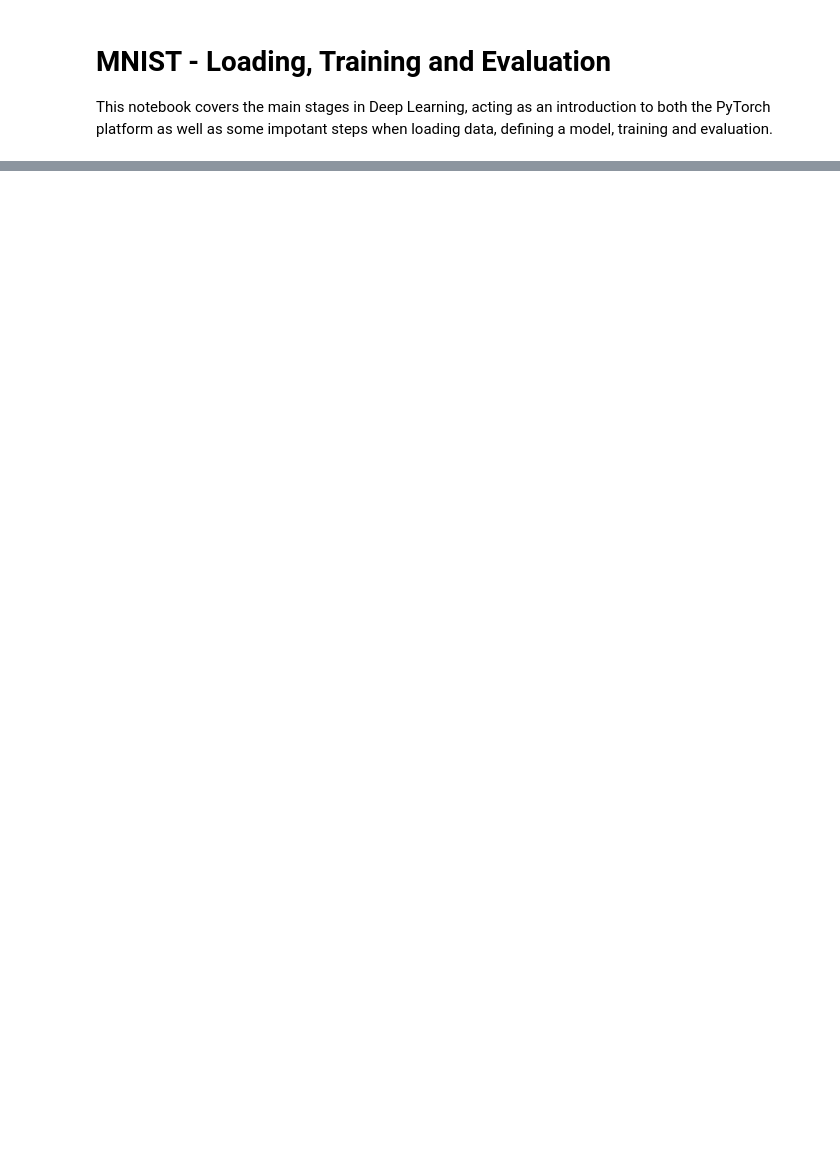
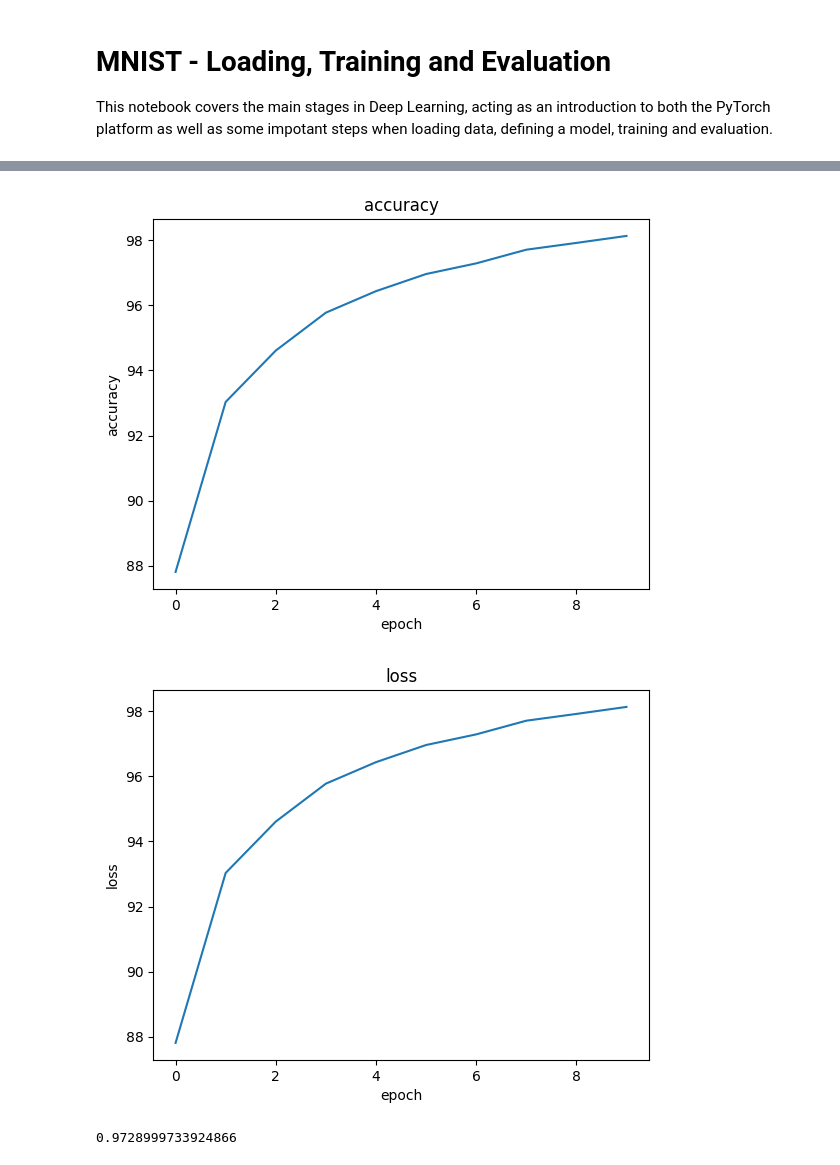
Before and after one commit to LykiFyar/stuff, a Jupyter notebook: Yr4/Sem2/CG/VCPI/VC/Aulas/Aula2/MNIST I - basic FC tutorial-empty.ipynb, the cells around one changed output, grey strips where cells are left out. Cells and saved outputs as stored; diff of their text form; code cells hidden in the pictures; blank space fills up the shorter version.

Commit message:
Finished Aula2 VCPI/VC

```diff
--- a/Yr4/Sem2/CG/VCPI/VC/Aulas/Aula2/MNIST I - basic FC tutorial-empty.ipynb
+++ b/Yr4/Sem2/CG/VCPI/VC/Aulas/Aula2/MNIST I - basic FC tutorial-empty.ipynb
@@ -23,5 +27,5 @@ print(device)
 # %%
-transform = transforms.Compose([transforms.ToTensor(), transforms.horizontal_flip()])
+transform = transforms.Compose([transforms.ToTensor()])
 
 train_set = torchvision.datasets.MNIST(root='./data', train=True, download=True, transform=transform)
 test_set = torchvision.datasets.MNIST(root='./data', train=False, download=True, transform=transform)
@@ -76,0 +147,41 @@ predictions = torch.nn.functional.softmax(logits, dim=1)
+# %%
+def train(model, data_loader, epochs):
+    model.train()
+
+    history = {}
+    history['accuracy'] = []
+    history['loss'] = []
+
+    for epoch in range(epochs):
+
+        start_time = time.time()
+        correct = 0
+        running_loss = 0
+        for i, (images, targets) in enumerate(data_loader,0):
+            # fazer sempre estes dois passos
+            images = images.to(device)
+            targets = targets.to(device)
+
+            output = model(images)
+
+            # array com 128 elementos, cada elemento com 10 valores: um para cada classe
+            # queremos saber a classe com valor máximo
+            _, preds = torch.max(output, dim=1)
+
+            loss = loss_fn(output, targets)
+            optimizer.zero_grad() # inicializar os gradientes a zero
+            loss.backward()
+
+            optimizer.step() #atualizar os gradientes
+
+            running_loss += loss
+            correct += (preds == targets).sum()
+
+        accuracy = 100*correct / len(train_set)
+        stop_time = time.time()
+        print(f"Epoch: {epoch}; Acc: {accuracy}; Loss: {running_loss:0.4f}; Time: {stop_time-start_time}")
+        history['accuracy'].append(accuracy.cpu().numpy())
+        history['loss'].append(running_loss.cpu().detach().numpy())
+    return history
+# %%
+history = train(model, train_loader, 10)
@@ -76,0 +199,9 @@ predictions = torch.nn.functional.softmax(logits, dim=1)
+# %%
+vcpi_util.show_history(history)
+# %% [output]
+[figure, added]
+[figure, added]
+# %%
+evaluate(model, test_loader)
+# %% [output]
+0.9728999733924866
```
Also changed, not shown: parts of 22 cells of this notebook, 10 other files.
